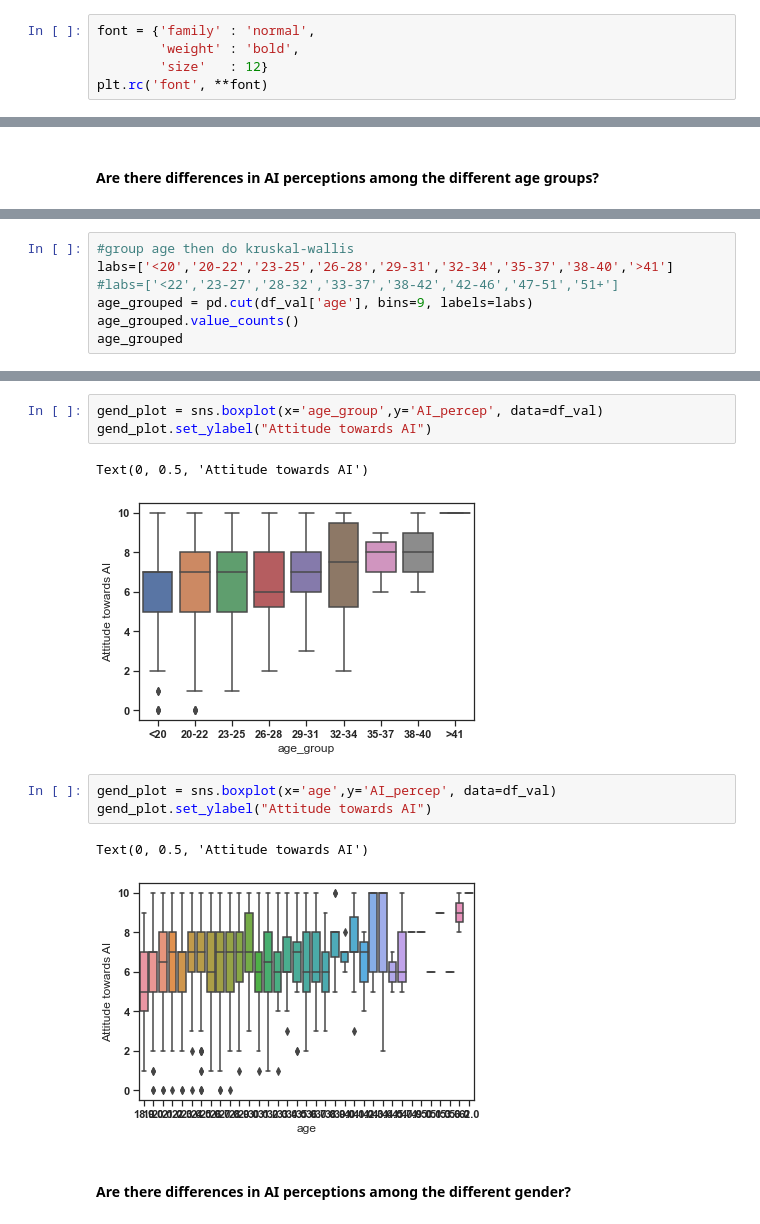
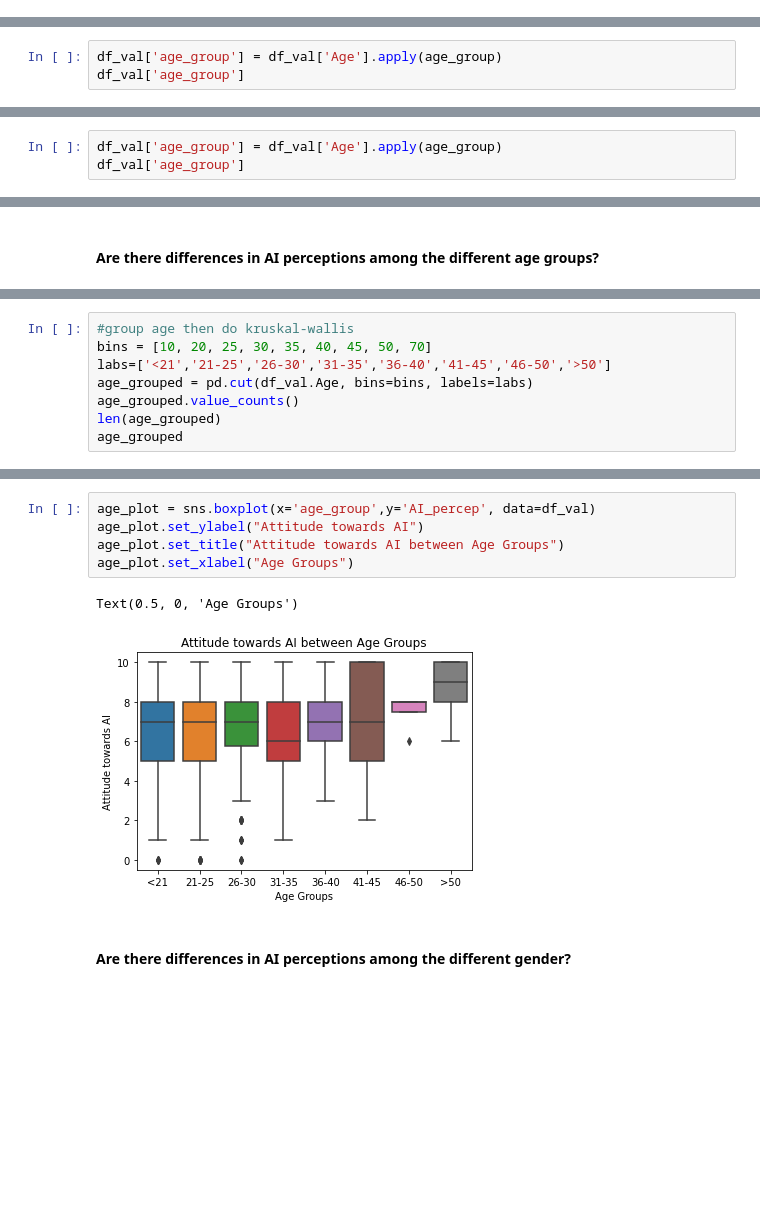
Before and after one commit to minnieteng/ai_survey, a Jupyter notebook: survey_analysis.ipynb, the cells around one changed output, grey strips where cells are left out. Cells and saved outputs as stored; diff of their text form; blank space fills up the shorter version.

```diff
--- a/survey_analysis.ipynb
+++ b/survey_analysis.ipynb
@@ -401,5 +576,0 @@ Name: program, dtype: int64
-# %%
-font = {'family' : 'normal',
-        'weight' : 'bold',
-        'size'   : 12}
-plt.rc('font', **font)
@@ -971,0 +856,3 @@ Name: AI_percep, dtype: float64
+# %%
+df_val['age_group'] = df_val['Age'].apply(age_group)
+df_val['age_group']
@@ -971,0 +905,3 @@ Name: AI_percep, dtype: float64
+# %%
+df_val['age_group'] = df_val['Age'].apply(age_group)
+df_val['age_group']
@@ -1223,8 +1172,9 @@ age
 # %%
 #group age then do kruskal-wallis
-labs=['<20','20-22','23-25','26-28','29-31','32-34','35-37','38-40','>41']
-#labs=['<22','23-27','28-32','33-37','38-42','42-46','47-51','51+']
-age_grouped = pd.cut(df_val['age'], bins=9, labels=labs)
+bins = [10, 20, 25, 30, 35, 40, 45, 50, 70]
+labs=['<21','21-25','26-30','31-35','36-40','41-45','46-50','>50']
+age_grouped = pd.cut(df_val.Age, bins=bins, labels=labs)
 age_grouped.value_counts()
+len(age_grouped)
 age_grouped
 # %% [output]
@@ -1307,14 +1256,10 @@ KruskalResult(statistic=12.490090089947813, pvalue=0.08555076884494163)
 # %%
-gend_plot = sns.boxplot(x='age_group',y='AI_percep', data=df_val)
-gend_plot.set_ylabel("Attitude towards AI")
+age_plot = sns.boxplot(x='age_group',y='AI_percep', data=df_val)
+age_plot.set_ylabel("Attitude towards AI")
+age_plot.set_title("Attitude towards AI between Age Groups")
+age_plot.set_xlabel("Age Groups")
 # %% [output]
-Text(0, 0.5, 'Attitude towards AI')
+Text(0.5, 0, 'Age Groups')
-[figure, old version]
+[figure, new version]
-# %%
-gend_plot = sns.boxplot(x='age',y='AI_percep', data=df_val)
-gend_plot.set_ylabel("Attitude towards AI")
-# %% [output]
-Text(0, 0.5, 'Attitude towards AI')
-[figure, removed]
 # %% [markdown]
 #### Are there differences in AI perceptions among the different gender?
```
Also changed, not shown: parts of 262 cells of this notebook.
